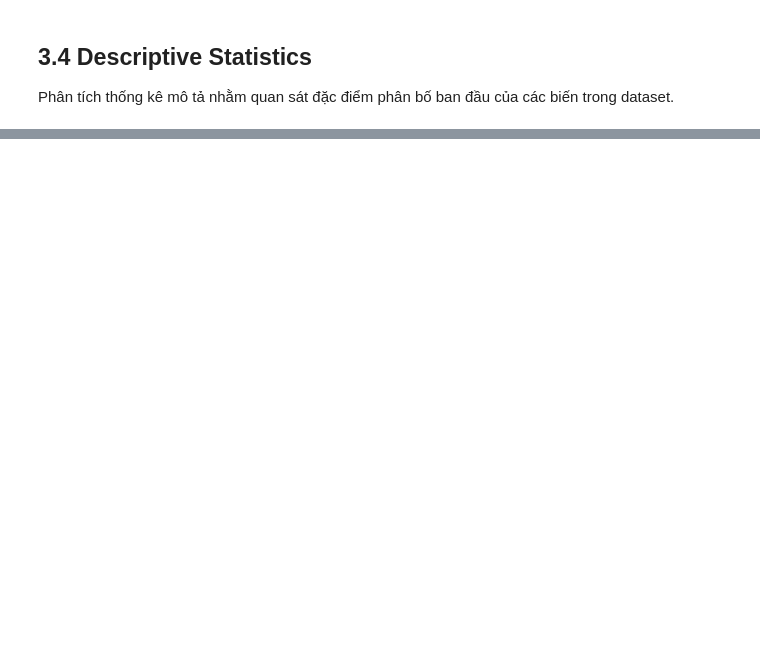
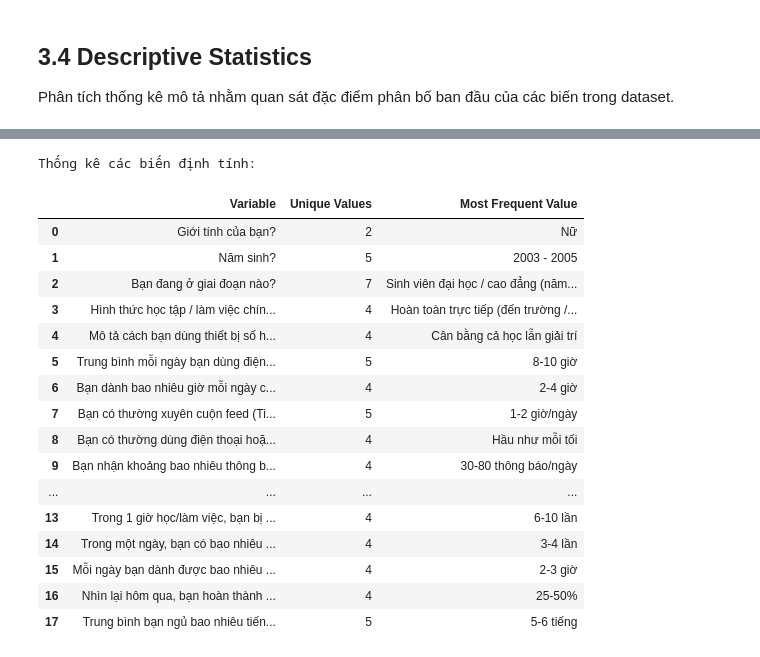
Before and after one commit to NguynnThah/DA016, a Jupyter notebook: notebooks/vietnam_dataset/01_preEDA.ipynb, the cells around one changed output, grey strips where cells are left out. Drawn from its saved outputs; the diff is of its cells as text; code cells hidden in the pictures; blank space fills up the shorter version.

```diff
--- a/notebooks/vietnam_dataset/01_preEDA.ipynb
+++ b/notebooks/vietnam_dataset/01_preEDA.ipynb
@@ -173,0 +186,20 @@ memory usage: 125.3+ KB
+# %%
+# Phân nhóm các biến theo kiểu dữ liệu
+
+object_variables = (
+    survey_dataset
+    .select_dtypes(include="object")
+    .columns
+    .tolist()
+)
+
+numeric_variables = (
+    survey_dataset
+    .select_dtypes(include=["number"])
+    .columns
+    .tolist()
+)
+
+print(f"Số biến định tính: {len(object_variables)}")
+
+print(f"Số biến định lượng: {len(numeric_variables)}")
@@ -575,0 +373,41 @@ Các bước chuẩn hóa dữ liệu sẽ được thực hiện trong Notebook
+# %%
+# Thống kê các biến định tính
+
+categorical_summary = pd.DataFrame({
+
+    "Variable": object_variables,
+
+    "Unique Values": [
+        survey_dataset[column].nunique()
+        for column in object_variables
+    ],
+
+    "Most Frequent Value": [
+        survey_dataset[column].mode().iloc[0]
+        for column in object_variables
+    ]
+
+})
+
+print("Thống kê các biến định tính:")
+
+display(categorical_summary)
+# %% [output]
+Thống kê các biến định tính:
+|  | Variable | Unique Values | Most Frequent Value |
+| 0 | Giới tính của bạn? | 2 | Nữ |
+| 1 | Năm sinh? | 5 | 2003 - 2005 |
+| 2 | Bạn đang ở giai đoạn nào? | 7 | Sinh viên đại học / cao đẳng (năm... |
+| 3 | Hình thức học tập / làm việc chín... | 4 | Hoàn toàn trực tiếp (đến trường /... |
+| 4 | Mô tả cách bạn dùng thiết bị số h... | 4 | Cân bằng cả học lẫn giải trí |
+| 5 | Trung bình mỗi ngày bạn dùng điện... | 5 | 8-10 giờ |
+| 6 | Bạn dành bao nhiêu giờ mỗi ngày c... | 4 | 2-4 giờ |
+| 7 | Bạn có thường xuyên cuộn feed (Ti... | 5 | 1-2 giờ/ngày |
+| 8 | Bạn có thường dùng điện thoại hoặ... | 4 | Hầu như mỗi tối |
+| 9 | Bạn nhận khoảng bao nhiêu thông b... | 4 | 30-80 thông báo/ngày |
+| ... | ... | ... | ... |
+| 13 | Trong 1 giờ học/làm việc, bạn bị ... | 4 | 6-10 lần |
+| 14 | Trong một ngày, bạn có bao nhiêu ... | 4 | 3-4 lần |
+| 15 | Mỗi ngày bạn dành được bao nhiêu ... | 4 | 2-3 giờ |
+| 16 | Nhìn lại hôm qua, bạn hoàn thành ... | 4 | 25-50% |
+| 17 | Trung bình bạn ngủ bao nhiêu tiến... | 5 | 5-6 tiếng |
```
Also changed, not shown: parts of 50 cells of this notebook.
